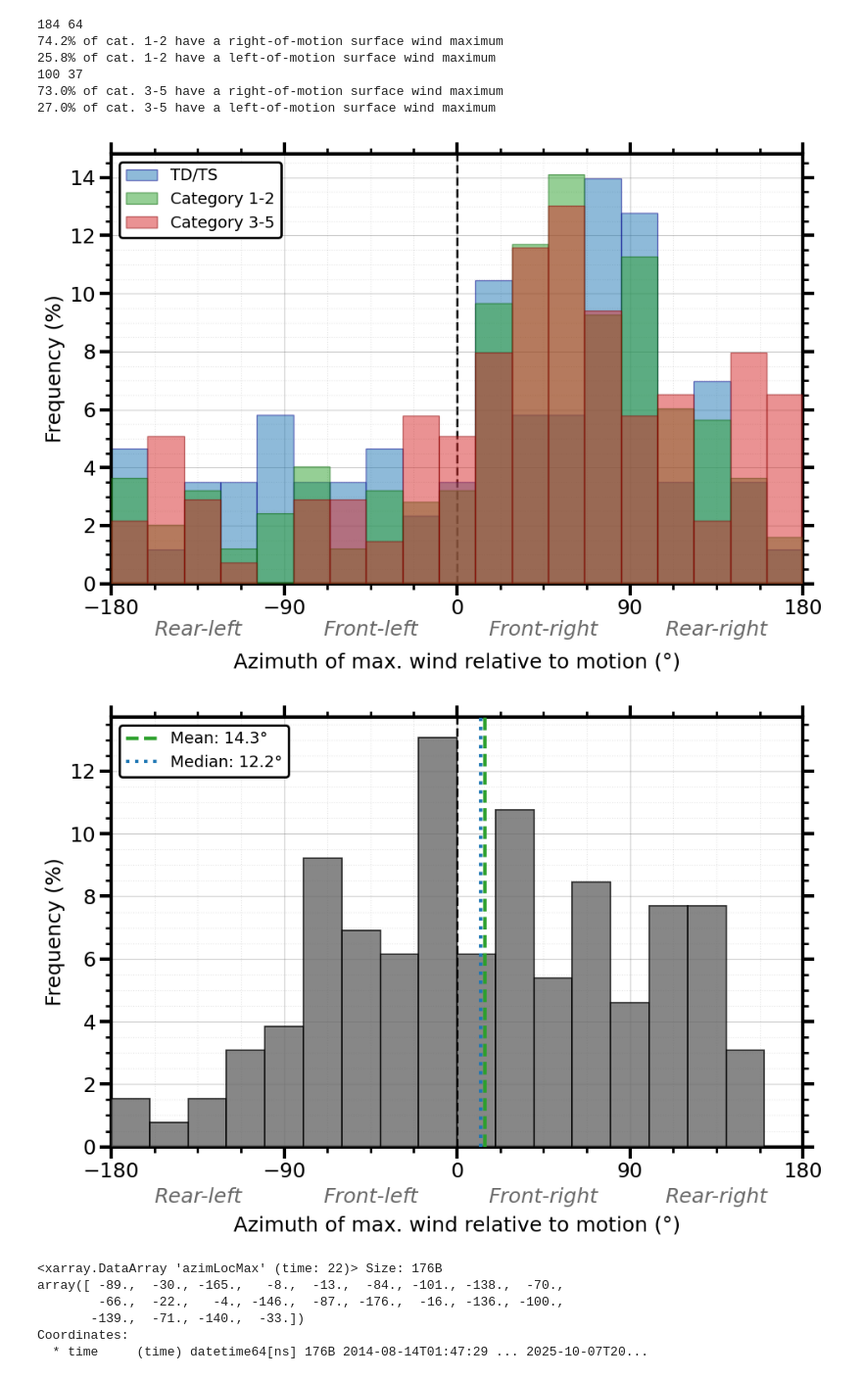
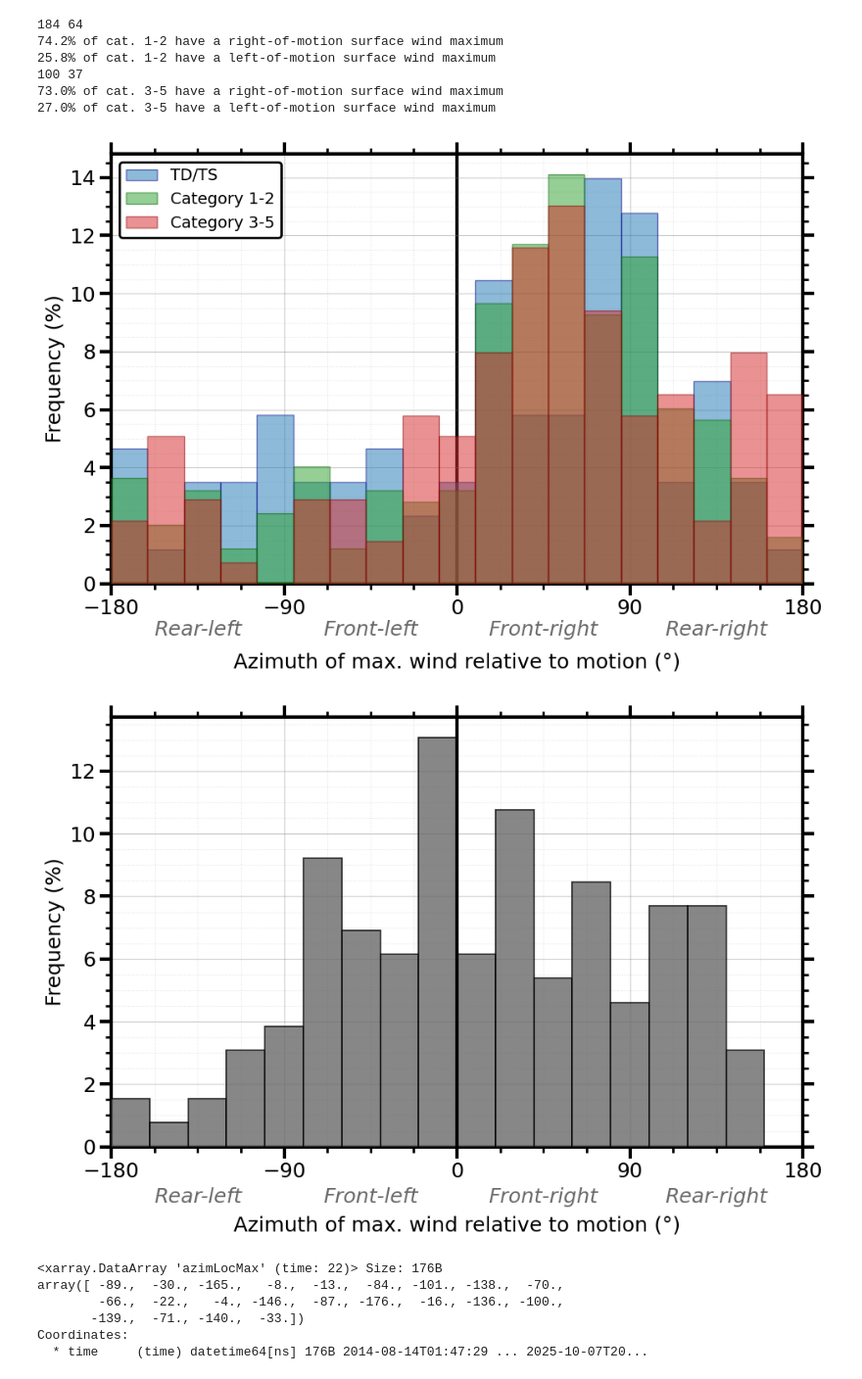
Before and after one commit to Arthur117/TCsLifeMonitFromObs, a Jupyter notebook: winddirection/PRJCT_TCBL/02_ASYMM_SHEAR_MOTION.ipynb, the cells around one changed output. Shown at 98% size. Cells and saved outputs as stored; diff of their text form; code cells hidden in the pictures.

```diff
--- a/winddirection/PRJCT_TCBL/02_ASYMM_SHEAR_MOTION.ipynb
+++ b/winddirection/PRJCT_TCBL/02_ASYMM_SHEAR_MOTION.ipynb
@@ -1694,6 +1694,17 @@ plt.hist(cat12['azimLocMax'], bins=bins, weights=weights12,
 plt.hist(cat35['azimLocMax'], bins=bins, weights=weights35,
          alpha=0.5, color='tab:red', edgecolor='darkred',
          label='Category 3-5', zorder=4)
+
+# # Ajout des Statistiques (Lignes verticales)
+# # TD/TS
+# plt.axvline(tdts['azimLocMax'].mean(skipna=True),  color='tab:blue',  linestyle='dashed', linewidth=3, zorder=5)
+# plt.axvline(tdts['azimLocMax'].median(skipna=True), color='tab:blue',  linestyle='dotted', linewidth=3, zorder=5)
+# # Cat 1-2
+# plt.axvline(cat12['azimLocMax'].mean(skipna=True),  color='tab:green', linestyle='dashed', linewidth=3, zorder=5)
+# plt.axvline(cat12['azimLocMax'].median(skipna=True), color='tab:green', linestyle='dotted', linewidth=3, zorder=5)
+# # Cat 3-5
+# plt.axvline(cat35['azimLocMax'].mean(skipna=True),  color='tab:red',   linestyle='dashed', linewidth=3, zorder=5)
+# plt.axvline(cat35['azimLocMax'].median(skipna=True), color='tab:red',   linestyle='dotted', linewidth=3, zorder=5)
 
 # 3. Style des axes (Style rigoureux identique à la Fig. 1)
 ax = plt.gca()
@@ -1727,7 +1738,7 @@ leg = plt.legend(loc='upper left', frameon=True, fancybox=True,
 leg.get_frame().set_linewidth(2.0)
 
 # Ligne de séparation neutre à 0°
-plt.axvline(0, color='black', linewidth=2, linestyle='--', zorder=1)
+plt.axvline(0, color='black', linewidth=3, zorder=1)
 
 # Ajouter les étiquettes de quadrants
 # x-axis
@@ -1741,7 +1752,7 @@ plt.tight_layout()
 # # Save
 # plt.savefig(PTHS['sav_dir'] + 'asym_loc_SAR_max_by_cat_distrib.png', bbox_inches='tight')
 # %% [output]
-[figure, old version]
+[figure, new version]
 # %%
 relShrDir             = (dsa_left.wsd_pmd - dsa_left.storm_dir_ibt) % 360
 dsa_left['relShrDir'] = xr.where(relShrDir < 180, relShrDir, relShrDir - 360)
@@ -1761,16 +1772,16 @@ plt.hist(dsa_left.relShrDir, bins=bins, weights=weights,
          color='dimgrey', edgecolor='black', linewidth=1.2,
          alpha=0.8, zorder=3)
 
-# 3. Statistiques
-mean_val = dsa_left.relShrDir.mean().values
-median_val = dsa_left.relShrDir.median().values
-plt.axvline(mean_val,   color='tab:green', linestyle='dashed', linewidth=3,  label=f'Mean: {mean_val:.1f}°', zorder=5)
-plt.axvline(median_val, color='tab:blue',  linestyle='dotted', linewidth=3, label=f'Median: {median_val:.1f}°', zorder=5)
+# # 3. Statistiques
+# mean_val = dsa_left.relShrDir.mean().values
+# median_val = dsa_left.relShrDir.median().values
+# plt.axvline(mean_val,   color='tab:green', linestyle='dashed', linewidth=3,  label=f'Mean: {mean_val:.1f}°', zorder=5)
+# plt.axvline(median_val, color='tab:blue',  linestyle='dotted', linewidth=3, label=f'Median: {median_val:.1f}°', zorder=5)
 
-# 4. Légende
-leg = plt.legend(loc='upper left', frameon=True, fancybox=True,
-                 framealpha=1.0, edgecolor='black', fontsize=14)
-leg.get_frame().set_linewidth(2.0)
+# # 4. Légende
+# leg = plt.legend(loc='upper left', frameon=True, fancybox=True,
+#                  framealpha=1.0, edgecolor='black', fontsize=14)
+# leg.get_frame().set_linewidth(2.0)
 
 
 # 5. Style des axes (Style "Article" cohérent)
@@ -1789,35 +1800,35 @@ plt.minorticks_on()
 plt.grid(which='major', linestyle='-', color='gray', alpha=0.4, zorder=0)
 plt.grid(which='minor', linestyle=':', color='gray', alpha=0.2, zorder=0)
 
 # Épaisseur des bordures (Spines)
 for spine in ax.spines.values():
     spine.set_linewidth(3)
     spine.set_edgecolor('black')
 
 ax.spines['right'].set_visible(True)
 ax.spines['top'].set_visible(True)
 
 # Style des Ticks
 ax.tick_params(which='major', width=3, length=10, top=True, right=True)
 ax.tick_params(which='minor', width=2, length=5, top=True, right=True)
 
 # 4. Annotations physiques (Optionnel mais recommandé pour la clarté)
 # Ajout d'une ligne à 0° (Shear aligned with motion)
-plt.axvline(0, color='black', linewidth=2, linestyle='--', zorder=4)
+plt.axvline(0, color='black', linewidth=3, zorder=4)
 
 # Ajouter les étiquettes de quadrants
 # x-axis
 ax.text(-135, -1.8, 'Rear-left',   ha='center', style='italic', color='dimgrey')
 ax.text(-45,  -1.8, 'Front-left',  ha='center', style='italic', color='dimgrey')
 ax.text(45,   -1.8, 'Front-right', ha='center', style='italic', color='dimgrey')
 ax.text(135,  -1.8, 'Rear-right',  ha='center', style='italic', color='dimgrey')
 
 plt.tight_layout()
 
 # # Save
 # plt.savefig(PTHS['sav_dir'] + 'shear_distrib_left_cases.png', bbox_inches='tight')
 # %% [output]
-[figure, old version]
+[figure, new version]
 # %%
 dsa_mot['azimLocMax'] = xr.where(np.rad2deg(dsa_mot.phs_max) < 180, np.rad2deg(dsa_mot.phs_max), np.rad2deg(dsa_mot.phs_max) - 360)
 dsa_mot['relShrDir']  = xr.where(relShrDir_mot < 180, relShrDir_mot, relShrDir_mot - 360)
```
Also changed, not shown: parts of 2 cells of this notebook.
